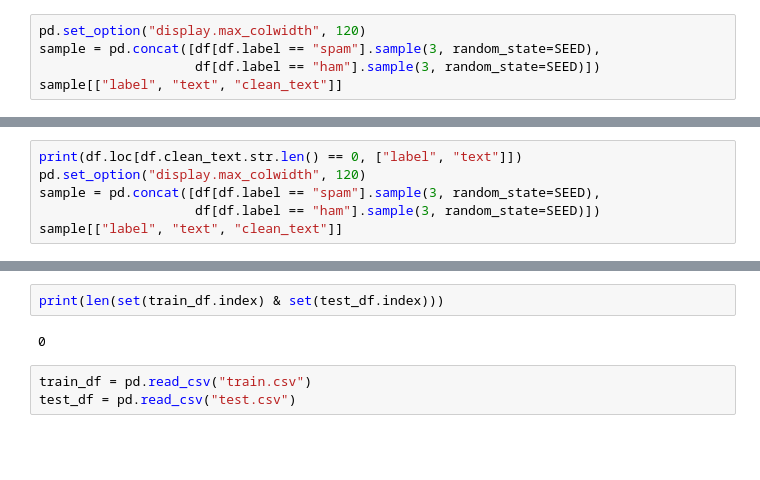
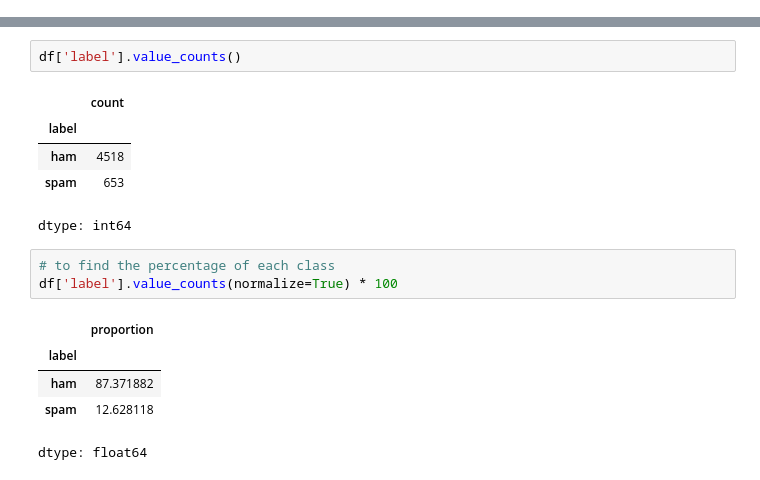
Before and after one commit to amnajem/DS483Project, a Jupyter notebook: DS483Project.ipynb, the cells around one changed output, grey strips where cells are left out. Drawn from its saved outputs; the diff is of its cells as text; blank space fills up the shorter version.

```diff
--- a/DS483Project.ipynb
+++ b/DS483Project.ipynb
@@ -237,5 +35,0 @@ Empty messages: 0
-# %%
-pd.set_option("display.max_colwidth", 120)
-sample = pd.concat([df[df.label == "spam"].sample(3, random_state=SEED),
-                    df[df.label == "ham"].sample(3, random_state=SEED)])
-sample[["label", "text", "clean_text"]]
@@ -287,6 +35,0 @@ HAM [('numtoken', 1061), ('go', 412), ('not', 398), ('get', 358), ('come', 280),
-# %%
-print(df.loc[df.clean_text.str.len() == 0, ["label", "text"]])
-pd.set_option("display.max_colwidth", 120)
-sample = pd.concat([df[df.label == "spam"].sample(3, random_state=SEED),
-                    df[df.label == "ham"].sample(3, random_state=SEED)])
-sample[["label", "text", "clean_text"]]
@@ -322,7 +36,17 @@ Spam ratio  train: 0.1262  test: 0.1267
-# %%
-print(len(set(train_df.index) & set(test_df.index)))
-# %% [output]
-0
-# %%
-train_df = pd.read_csv("train.csv")
-test_df = pd.read_csv("test.csv")
+# %%
+df['label'].value_counts()
+# %% [output]
+|  | count |
+| label |  |
+| ham | 4518 |
+| spam | 653 |
+dtype: int64
+# %%
+# to find the percentage of each class
+df['label'].value_counts(normalize=True) * 100
+# %% [output]
+|  | proportion |
+| label |  |
+| ham | 87.371882 |
+| spam | 12.628118 |
+dtype: float64
```
Also changed, not shown: parts of 29 cells of this notebook.
